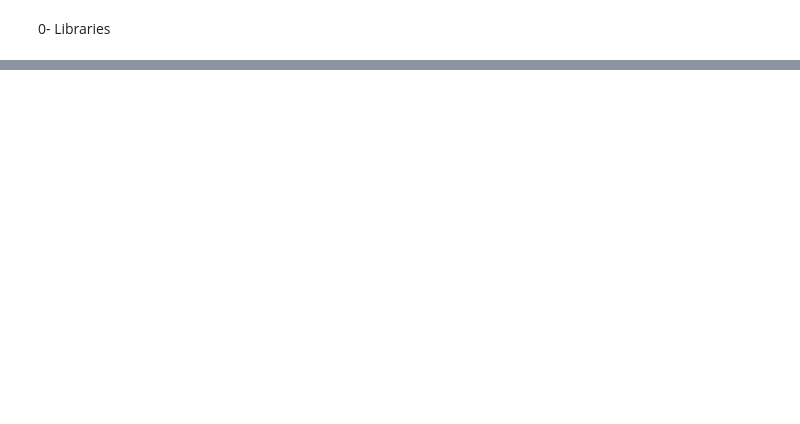
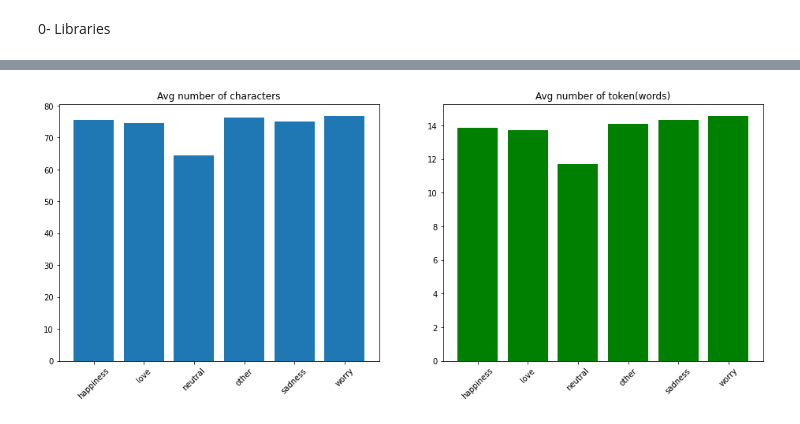
Before and after one commit to SabaJazi/EA-Chatbot, a Jupyter notebook: chatbot.ipynb, the cells around one changed output, grey strips where cells are left out. Cells and saved outputs as stored; diff of their text form; code cells hidden in the pictures; blank space fills up the shorter version.

```diff
--- a/chatbot.ipynb
+++ b/chatbot.ipynb
@@ -42,0 +189,13 @@ df
+# %%
+avg_df = df.groupby('sentiment').agg({'char_length':'mean', 'token_length':'mean'})
+# %%
+fig, (ax1, ax2)  = plt.subplots(nrows=1, ncols=2, figsize=(16,6))
+ax1.bar(avg_df.index, avg_df['char_length'])
+ax2.bar(avg_df.index, avg_df['token_length'], color='green')
+ax1.set_title('Avg number of characters')
+ax2.set_title('Avg number of token(words)')
+ax1.set_xticklabels(avg_df.index, rotation = 45)
+ax2.set_xticklabels(avg_df.index, rotation = 45)
+plt.show()
+# %% [output]
+[figure, added]
```
Also changed, not shown: parts of 34 cells of this notebook.
